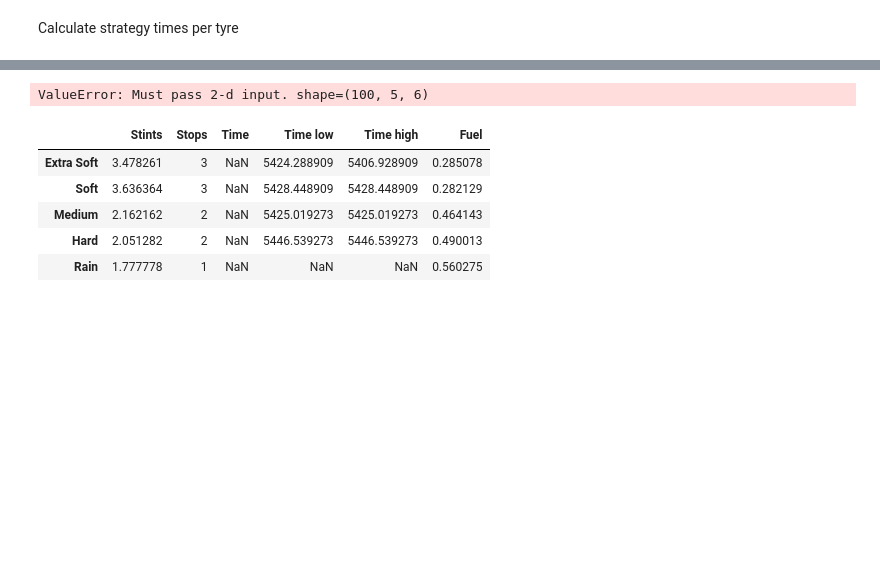
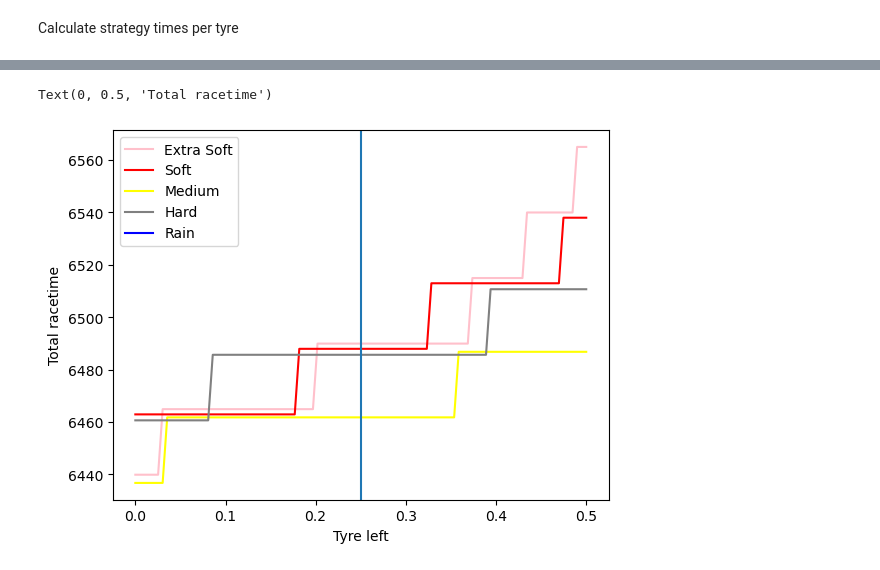
Before and after one commit to freire-guido/gpro, a Jupyter notebook: strategies.ipynb, the cells around one changed output, grey strips where cells are left out. Drawn from its saved outputs; the diff is of its cells as text; code cells hidden in the pictures; blank space fills up the shorter version.

```diff
--- a/strategies.ipynb
+++ b/strategies.ipynb
@@ -102,20 +93,13 @@ get_strategies(14, 0.27)
 # %%
 col = {'Extra Soft': 'pink', 'Soft': 'red', 'Medium': 'yellow', 'Hard': 'grey', 'Rain': 'blue'}
 grid = np.linspace(0, 0.5, 100)
-timesmin = pd.DataFrame([get_strategies(14, x)['Time min'] for x in grid])
+times = pd.DataFrame([get_strategies(15, x)['Time'] for x in grid])
 for tyre in times:
     plt.plot(grid, times[tyre], c = col[tyre], label = tyre)
+plt.axvline(0.25)
 plt.legend()
 plt.xlabel('Tyre left')
 plt.ylabel('Total racetime')
 # %% [output]
-ValueError: Must pass 2-d input. shape=(100, 5, 6)
+Text(0, 0.5, 'Total racetime')
+[figure, added]
-# %%
-get_strategies(14, .25)
-# %% [output]
-|  | Stints | Stops | Time | Time low | Time high | Fuel |
-| Extra Soft | 3.478261 | 3 | NaN | 5424.288909 | 5406.928909 | 0.285078 |
-| Soft | 3.636364 | 3 | NaN | 5428.448909 | 5428.448909 | 0.282129 |
-| Medium | 2.162162 | 2 | NaN | 5425.019273 | 5425.019273 | 0.464143 |
-| Hard | 2.051282 | 2 | NaN | 5446.539273 | 5446.539273 | 0.490013 |
-| Rain | 1.777778 | 1 | NaN | NaN | NaN | 0.560275 |
```
Also changed, not shown: parts of 7 cells of this notebook, 1 other file.
